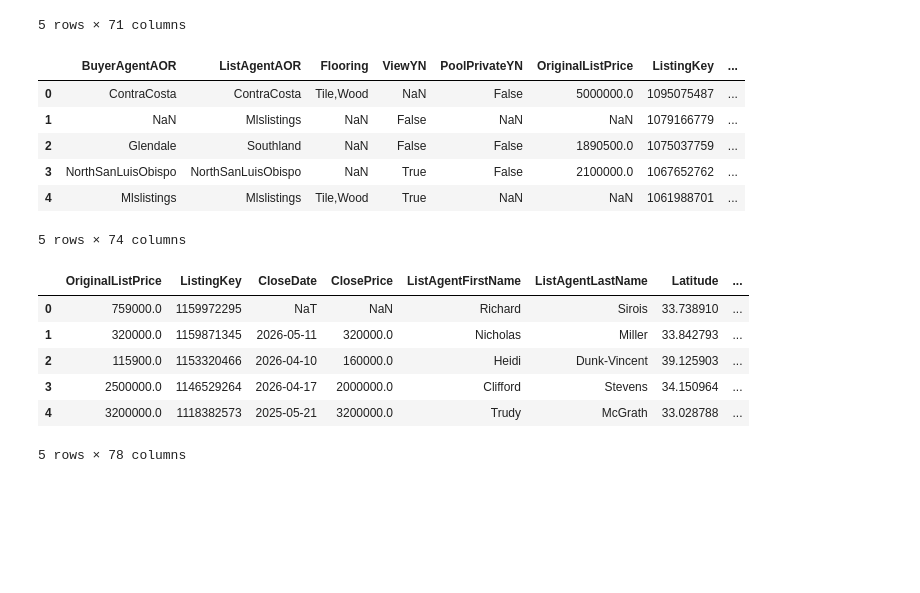
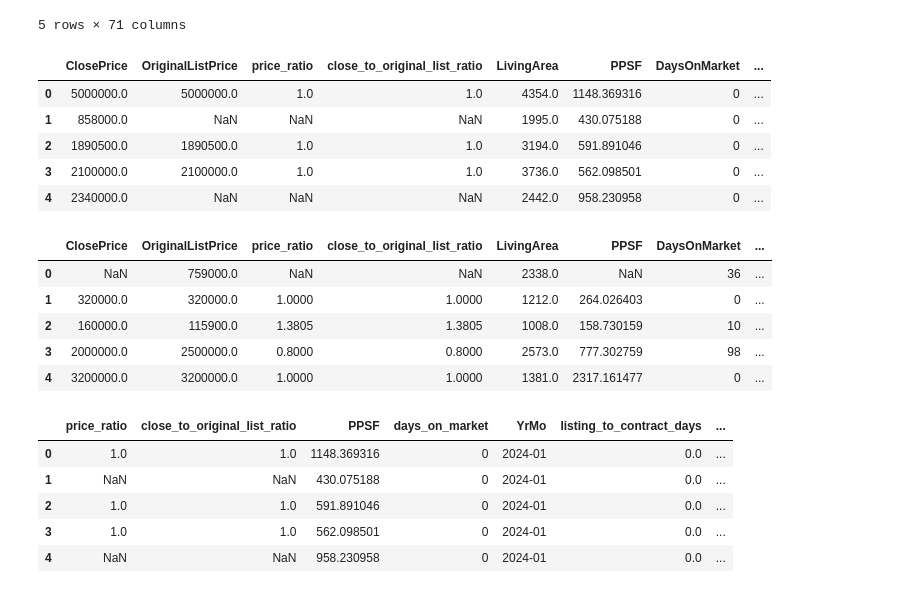
Before and after one commit to Michael-Anthony-Aguirre/IDX-Exchange-DA-Internship-2026, a Jupyter notebook: week6/5_metric_engineering.ipynb, the cells around one changed output. Drawn from its saved outputs; the diff is of its cells as text; code cells hidden in the pictures; blank space fills up the shorter version.

```diff
--- a/week6/5_metric_engineering.ipynb
+++ b/week6/5_metric_engineering.ipynb
@@ -101,23 +100,33 @@ def all_metrics(df):
 # %%
 all_metrics(df_sold)
 all_metrics(df_listings)
+# %%
+metrics_compare = ["ClosePrice", "OriginalListPrice", "price_ratio", "close_to_original_list_ratio", "LivingArea", "PPSF", "DaysOnMarket", "days_on_market", "CloseDate", "YrMo", "ListingContractDate", "PurchaseContractDate", "CloseDate", "listing_to_contract_days", "contract_to_close_days"]
+metrics_only = ["price_ratio", "close_to_original_list_ratio", "PPSF", "days_on_market", "YrMo", "listing_to_contract_days", "contract_to_close_days"]
 # %%
-df_sold.head()
+df_sold[metrics_compare].head()
 # %% [output]
-|  | BuyerAgentAOR | ListAgentAOR | Flooring | ViewYN | PoolPrivateYN | OriginalListPrice | ListingKey | ... |
-| 0 | ContraCosta | ContraCosta | Tile,Wood | NaN | False | 5000000.0 | 1095075487 | ... |
-| 1 | NaN | Mlslistings | NaN | False | NaN | NaN | 1079166779 | ... |
-| 2 | Glendale | Southland | NaN | False | False | 1890500.0 | 1075037759 | ... |
-| 3 | NorthSanLuisObispo | NorthSanLuisObispo | NaN | True | False | 2100000.0 | 1067652762 | ... |
-| 4 | Mlslistings | Mlslistings | Tile,Wood | True | NaN | NaN | 1061988701 | ... |
+|  | ClosePrice | OriginalListPrice | price_ratio | close_to_original_list_ratio | LivingArea | PPSF | DaysOnMarket | ... |
+| 0 | 5000000.0 | 5000000.0 | 1.0 | 1.0 | 4354.0 | 1148.369316 | 0 | ... |
+| 1 | 858000.0 | NaN | NaN | NaN | 1995.0 | 430.075188 | 0 | ... |
+| 2 | 1890500.0 | 1890500.0 | 1.0 | 1.0 | 3194.0 | 591.891046 | 0 | ... |
+| 3 | 2100000.0 | 2100000.0 | 1.0 | 1.0 | 3736.0 | 562.098501 | 0 | ... |
+| 4 | 2340000.0 | NaN | NaN | NaN | 2442.0 | 958.230958 | 0 | ... |
-5 rows × 74 columns
 # %%
-df_listings.head()
+df_listings[metrics_compare].head()
 # %% [output]
-|  | OriginalListPrice | ListingKey | CloseDate | ClosePrice | ListAgentFirstName | ListAgentLastName | Latitude | ... |
-| 0 | 759000.0 | 1159972295 | NaT | NaN | Richard | Sirois | 33.738910 | ... |
-| 1 | 320000.0 | 1159871345 | 2026-05-11 | 320000.0 | Nicholas | Miller | 33.842793 | ... |
-| 2 | 115900.0 | 1153320466 | 2026-04-10 | 160000.0 | Heidi | Dunk-Vincent | 39.125903 | ... |
-| 3 | 2500000.0 | 1146529264 | 2026-04-17 | 2000000.0 | Clifford | Stevens | 34.150964 | ... |
-| 4 | 3200000.0 | 1118382573 | 2025-05-21 | 3200000.0 | Trudy | McGrath | 33.028788 | ... |
+|  | ClosePrice | OriginalListPrice | price_ratio | close_to_original_list_ratio | LivingArea | PPSF | DaysOnMarket | ... |
+| 0 | NaN | 759000.0 | NaN | NaN | 2338.0 | NaN | 36 | ... |
+| 1 | 320000.0 | 320000.0 | 1.0000 | 1.0000 | 1212.0 | 264.026403 | 0 | ... |
+| 2 | 160000.0 | 115900.0 | 1.3805 | 1.3805 | 1008.0 | 158.730159 | 10 | ... |
+| 3 | 2000000.0 | 2500000.0 | 0.8000 | 0.8000 | 2573.0 | 777.302759 | 98 | ... |
+| 4 | 3200000.0 | 3200000.0 | 1.0000 | 1.0000 | 1381.0 | 2317.161477 | 0 | ... |
-5 rows × 78 columns
+# %%
+df_sold[metrics_only].head()
+# %% [output]
+|  | price_ratio | close_to_original_list_ratio | PPSF | days_on_market | YrMo | listing_to_contract_days | ... |
+| 0 | 1.0 | 1.0 | 1148.369316 | 0 | 2024-01 | 0.0 | ... |
+| 1 | NaN | NaN | 430.075188 | 0 | 2024-01 | 0.0 | ... |
+| 2 | 1.0 | 1.0 | 591.891046 | 0 | 2024-01 | 0.0 | ... |
+| 3 | 1.0 | 1.0 | 562.098501 | 0 | 2024-01 | 0.0 | ... |
+| 4 | NaN | NaN | 958.230958 | 0 | 2024-01 | 0.0 | ... |
```
Also changed, not shown: parts of 5 cells of this notebook.
